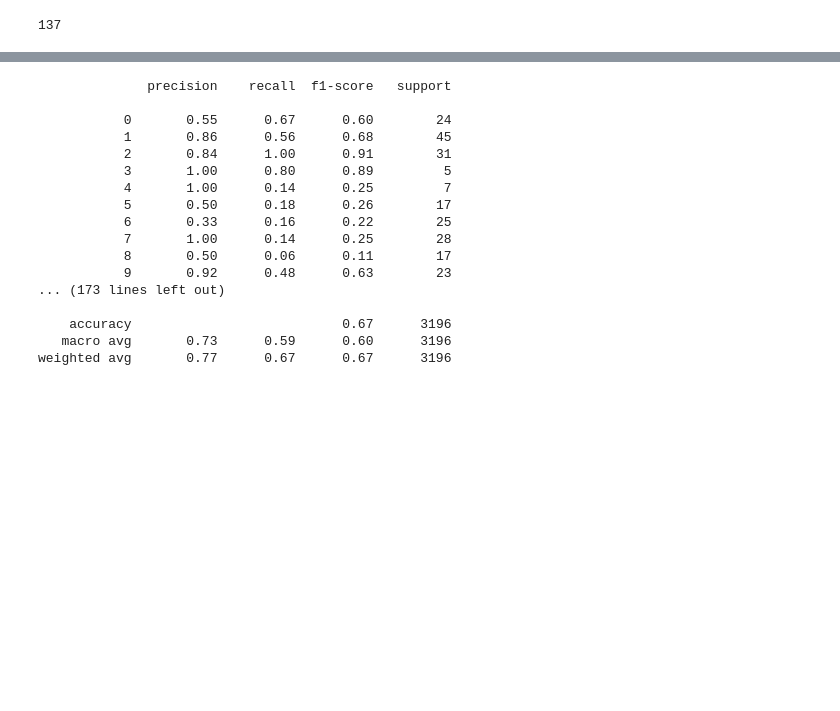
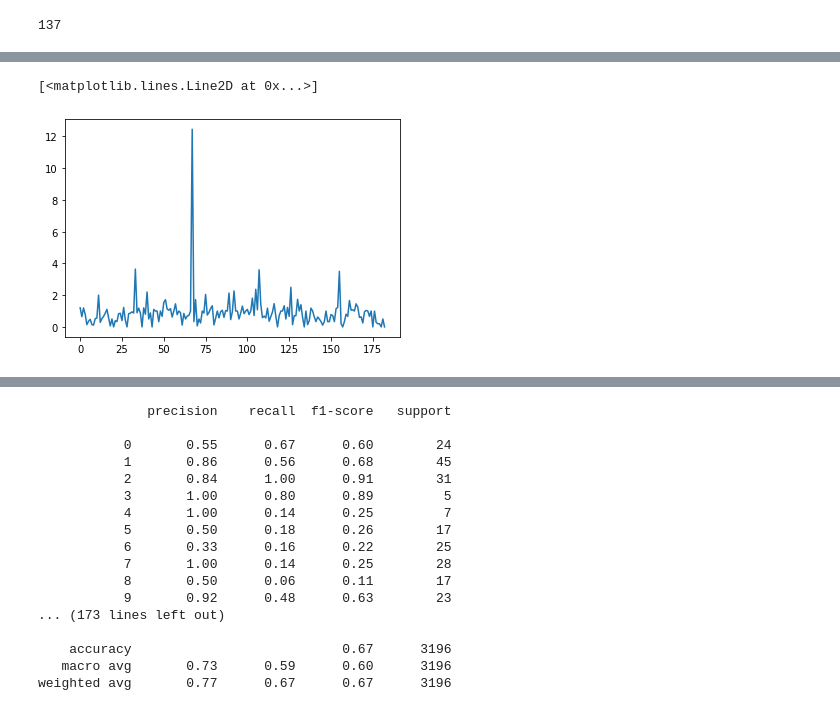
Before and after one commit to ChristianIngwersen/FungiClassification, a Jupyter notebook: confusion_matrix.ipynb, the cells around one changed output, grey strips where cells are left out. Saved outputs shown, nothing was run; the diff lists cells and outputs as text; code cells hidden in the pictures; blank space fills up the shorter version.

```diff
--- a/confusion_matrix.ipynb
+++ b/confusion_matrix.ipynb
@@ -163,0 +223,5 @@ m[:, 149].sum()
+# %%
+plt.plot(m.sum(0) / m.sum(1))
+# %% [output]
+[<matplotlib.lines.Line2D at 0x...>]
+[figure, added]
```
Also changed, not shown: parts of 13 cells of this notebook, 2 other files.
